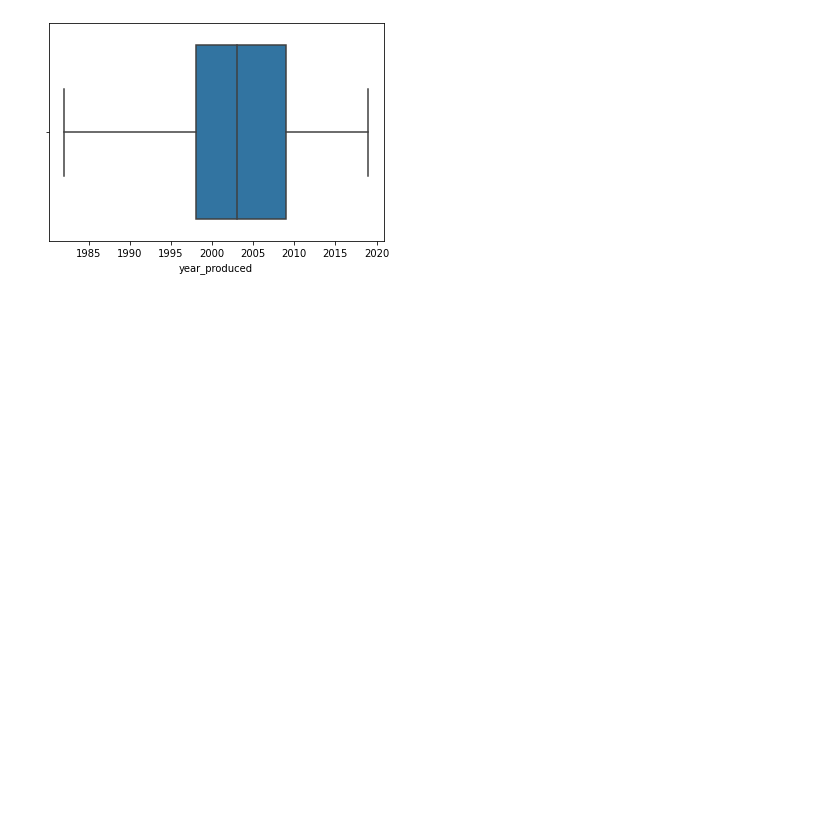
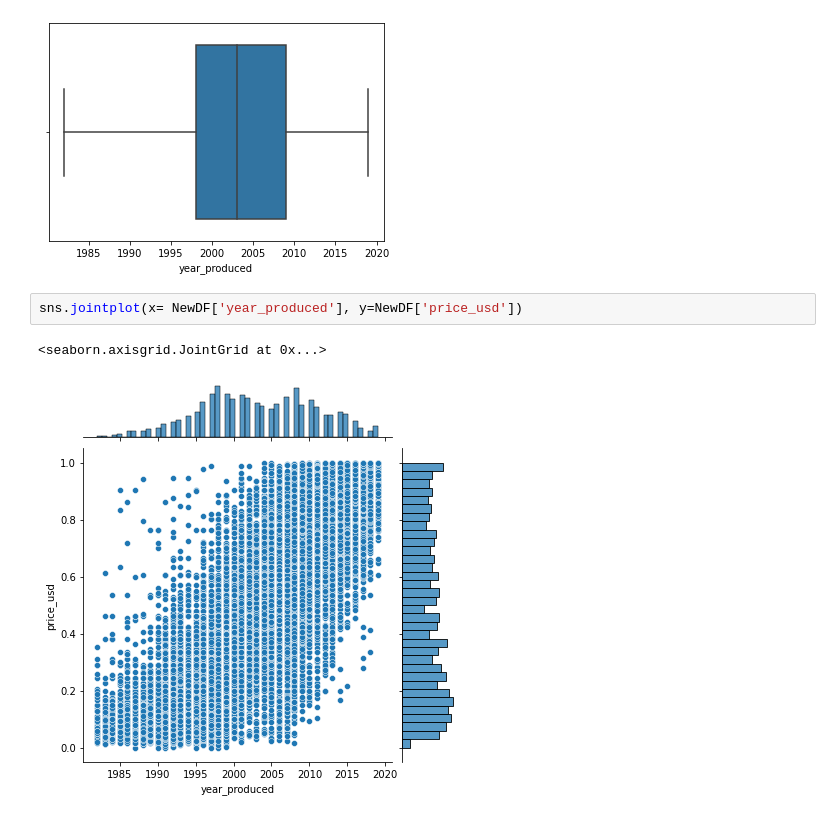
Before and after one commit to wowramon/EDA_UsedCars, a Jupyter notebook: ChallengeCars.ipynb, the cells around one changed output. Cells and saved outputs as stored; diff of their text form; blank space fills up the shorter version.

```diff
--- a/ChallengeCars.ipynb
+++ b/ChallengeCars.ipynb
@@ -229,6 +287,11 @@ sns.boxplot(x = 'year_produced', data = NewDF)
 38289
 <AxesSubplot:xlabel='year_produced'>
 [figure]
+# %%
+sns.jointplot(x= NewDF['year_produced'], y=NewDF['price_usd'])
+# %% [output]
+<seaborn.axisgrid.JointGrid at 0x...>
+[figure, added]
 # %%
 def inputX(X):
    f = np.tanh(X/p)
```
Also changed, not shown: parts of 54 cells of this notebook, 1 other file.
